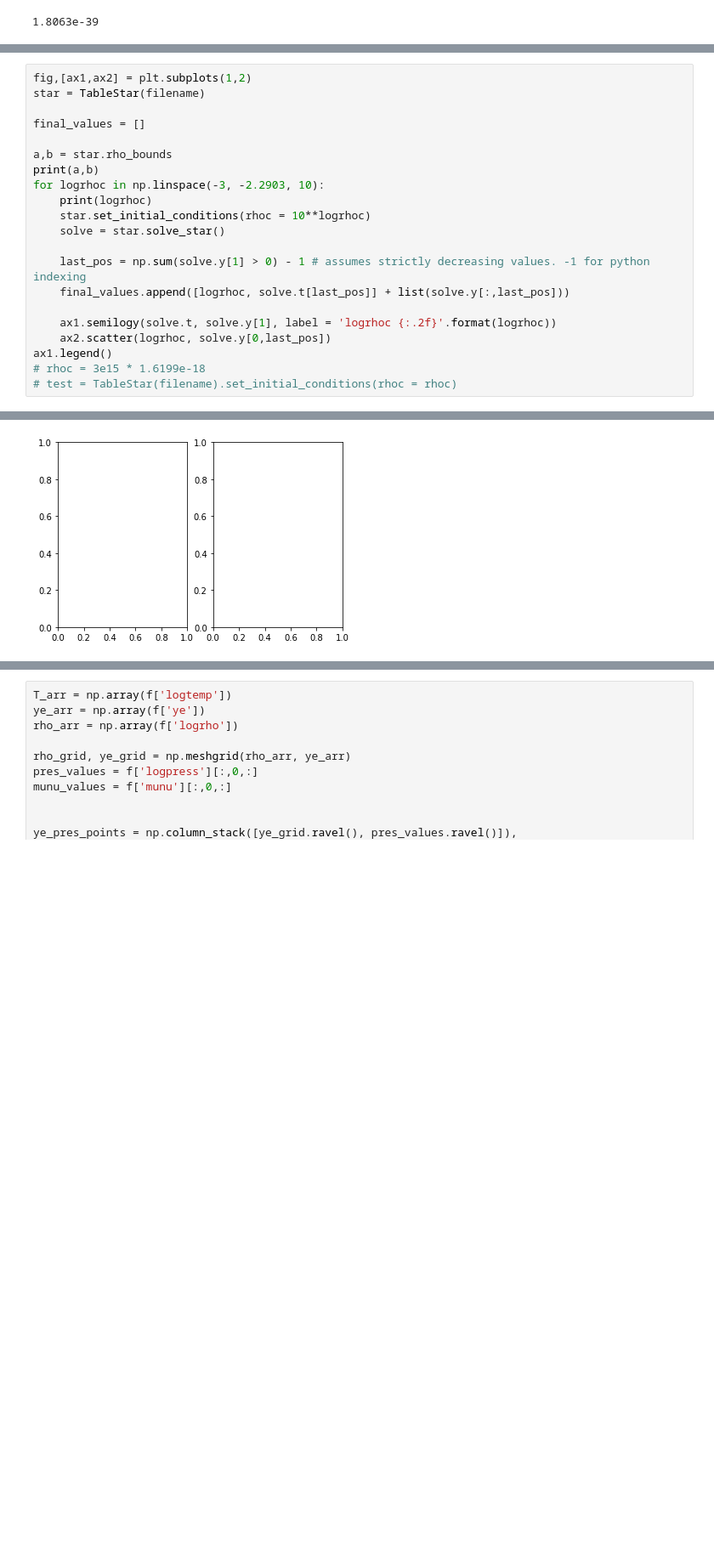
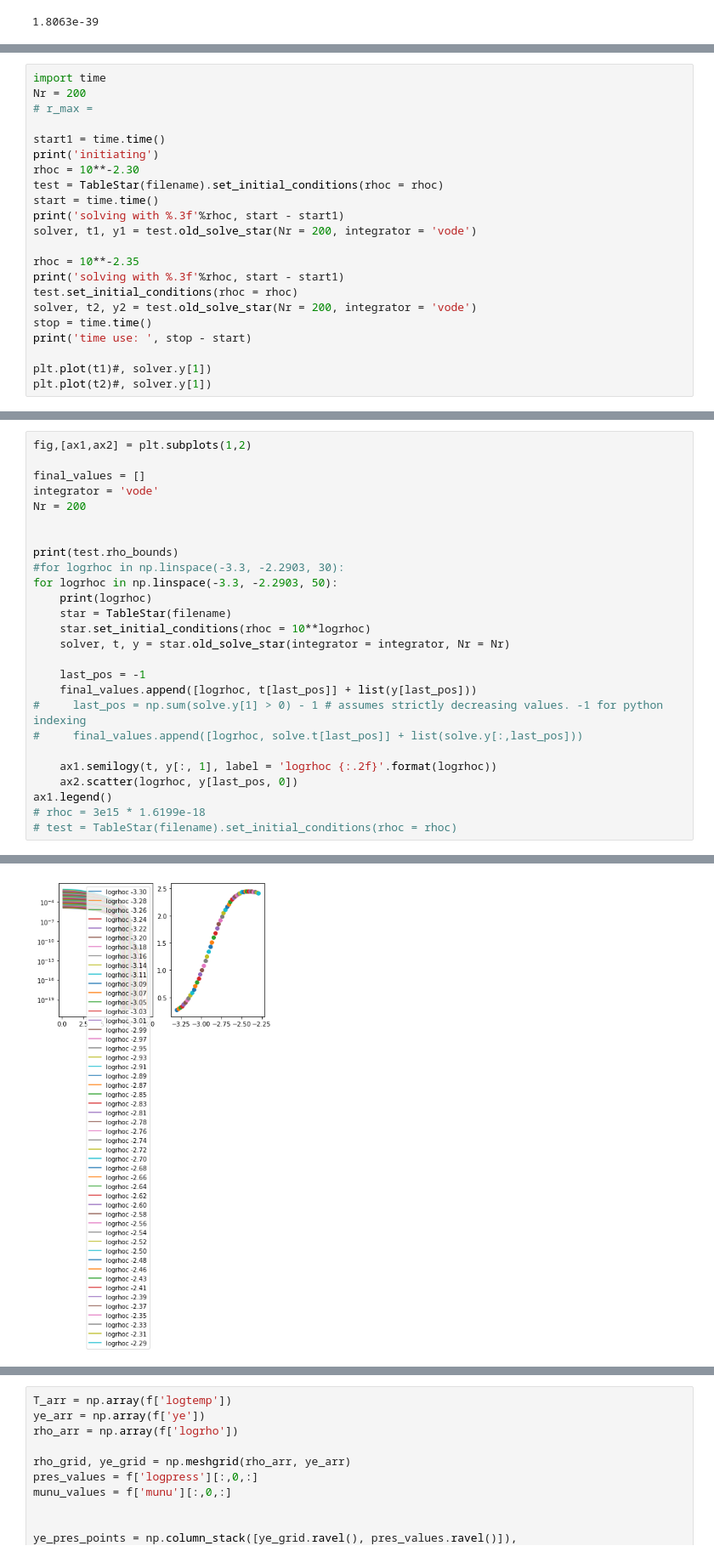
Before and after one commit to halvarsu/PHY905-Numerical-Relativity, a Jupyter notebook: project1/TOV_solver.ipynb, the cells around one changed output, grey strips where cells are left out. Shown at 85% size. Drawn from its saved outputs; the diff is of its cells as text; blank space fills up the shorter version.

Commit message:
almost working EOS table solver.
also added a non-functioning method as in solve_star_ode

```diff
--- a/project1/TOV_solver.ipynb
+++ b/project1/TOV_solver.ipynb
@@ -344,0 +376,22 @@ ValueError: Value 'pres' out of bounds. nan not in interval [-20.731, -2.07]
+# %%
+import time
+Nr = 200
+# r_max =
+
+start1 = time.time()
+print('initiating')
+rhoc = 10**-2.30
+test = TableStar(filename).set_initial_conditions(rhoc = rhoc)
+start = time.time()
+print('solving with %.3f'%rhoc, start - start1)
+solver, t1, y1 = test.old_solve_star(Nr = 200, integrator = 'vode')
+
+rhoc = 10**-2.35
+print('solving with %.3f'%rhoc, start - start1)
+test.set_initial_conditions(rhoc = rhoc)
+solver, t2, y2 = test.old_solve_star(Nr = 200, integrator = 'vode')
+stop = time.time()
+print('time use: ', stop - start)
+
+plt.plot(t1)#, solver.y[1])
+plt.plot(t2)#, solver.y[1])
@@ -345,21 +467,26 @@ ValueError: Value 'pres' out of bounds. nan not in interval [-20.731, -2.07]
 # %%
 fig,[ax1,ax2] = plt.subplots(1,2)
-star = TableStar(filename)
 
 final_values = []
+integrator = 'vode'
+Nr = 200
 
-a,b = star.rho_bounds
-print(a,b)
-for logrhoc in np.linspace(-3, -2.2903, 10):
+
+print(test.rho_bounds)
+#for logrhoc in np.linspace(-3.3, -2.2903, 30):
+for logrhoc in np.linspace(-3.3, -2.2903, 50):
     print(logrhoc)
+    star = TableStar(filename)
     star.set_initial_conditions(rhoc = 10**logrhoc)
-    solve = star.solve_star()
+    solver, t, y = star.old_solve_star(integrator = integrator, Nr = Nr)
 
-    last_pos = np.sum(solve.y[1] > 0) - 1 # assumes strictly decreasing values. -1 for python indexing
-    final_values.append([logrhoc, solve.t[last_pos]] + list(solve.y[:,last_pos]))
+    last_pos = -1
+    final_values.append([logrhoc, t[last_pos]] + list(y[last_pos]))
+#     last_pos = np.sum(solve.y[1] > 0) - 1 # assumes strictly decreasing values. -1 for python indexing
+#     final_values.append([logrhoc, solve.t[last_pos]] + list(solve.y[:,last_pos]))
 
-    ax1.semilogy(solve.t, solve.y[1], label = 'logrhoc {:.2f}'.format(logrhoc))
-    ax2.scatter(logrhoc, solve.y[0,last_pos])
+    ax1.semilogy(t, y[:, 1], label = 'logrhoc {:.2f}'.format(logrhoc))
+    ax2.scatter(logrhoc, y[last_pos, 0])
 ax1.legend()
 # rhoc = 3e15 * 1.6199e-18
 # test = TableStar(filename).set_initial_conditions(rhoc = rhoc)
@@ -370,3 +512,3 @@ ValueError: Value 'pres' out of bounds. nan not in interval [-20.731, -2.07]
-[figure, old version]
+[figure, new version]
 # %%
 rho, r_values, m_values, P_values, phi_values, M0_values = np.array(final_values).T
```
Also changed, not shown: parts of 46 cells of this notebook, 1 other file.
